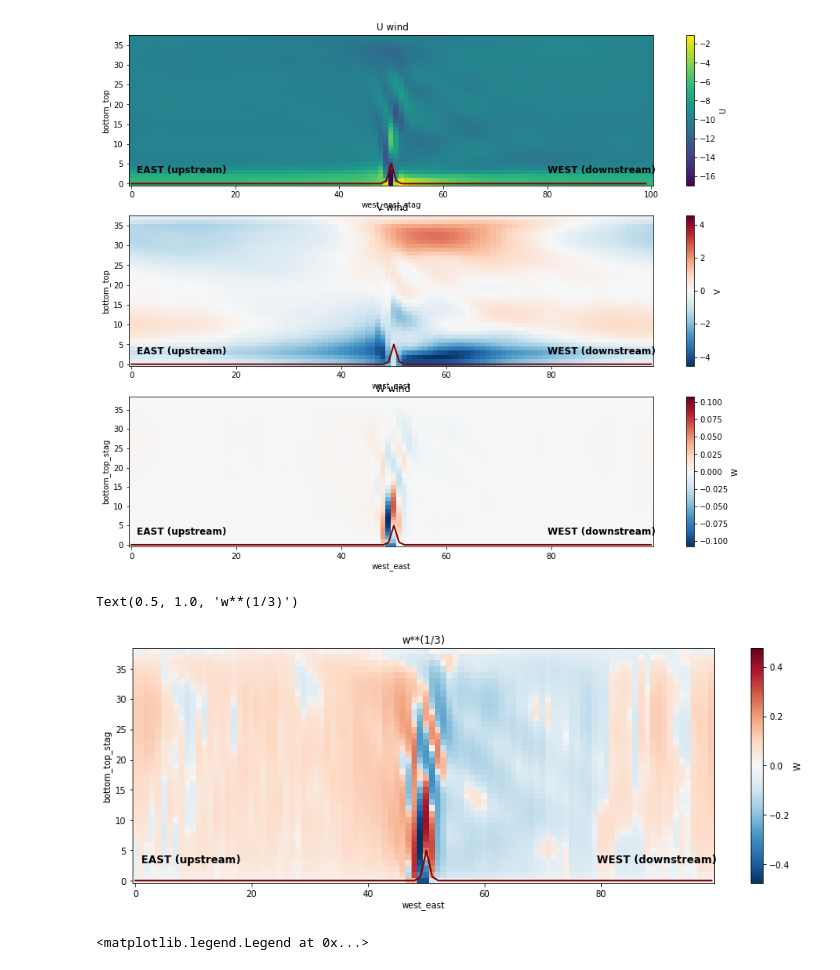
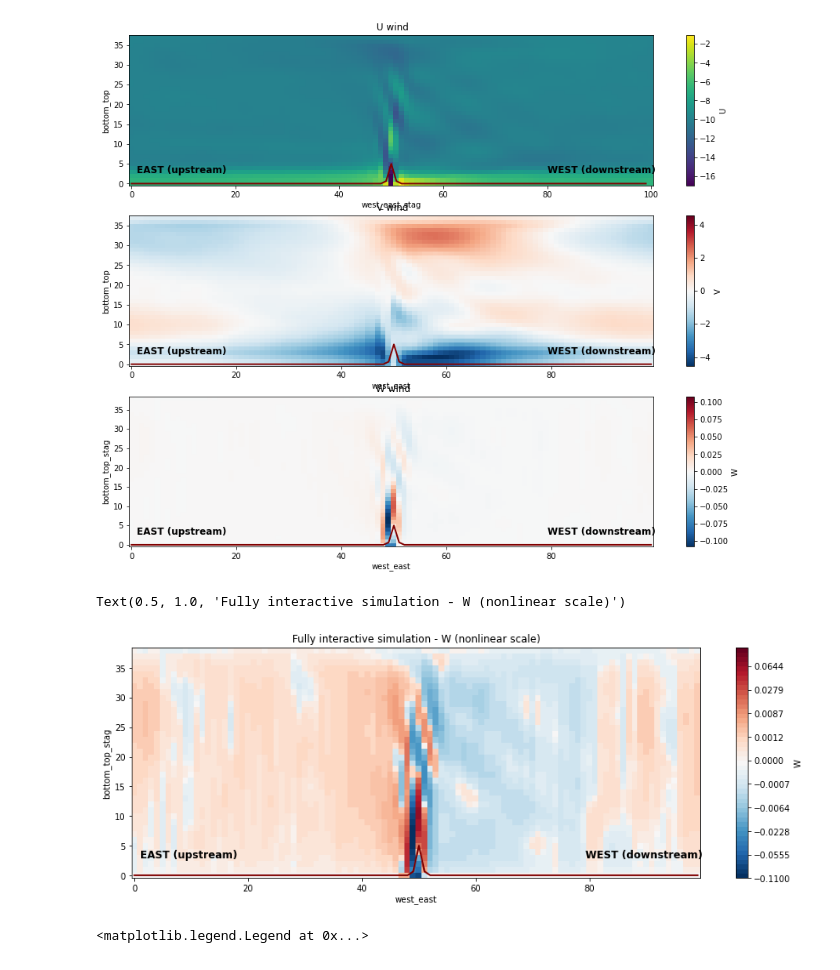
Before and after one commit to qnicolas/orographicPrecipitation, a Jupyter notebook: wrfProcessing/wrf_channel.ipynb, the cells around one changed output. Cells and saved outputs as stored; diff of their text form; code cells hidden in the pictures.

```diff
--- a/wrfProcessing/wrf_channel.ipynb
+++ b/wrfProcessing/wrf_channel.ipynb
@@ -230,16 +417,15 @@ for a in ax:
 # %% [output]
 [figure]
 # %%
-from xarray.ufuncs import sign,log,fabs
 _,ax=plt.subplots(1,1,figsize=(15,5))
 w=channelwrf.W.isel(Time=slice(-400,-1)).mean(["Time","south_north"])[:,::-1]
-(sign(w)*(fabs(w))**(1/3)).plot(ax=ax, x='west_east')
+w.plot(ax=ax, x='west_east', levels=np.linspace(-(0.11)**(1/3),0.11**(1/3),50)**3)
 ax.plot(channelwrf.west_east, channelwrf.HGT.isel(south_north=0,Time=0)/200,color='maroon',linewidth=2)
 add_text(ax)
-ax.set_title("w**(1/3)")
+ax.set_title("Fully interactive simulation - W (nonlinear scale)")
 # %% [output]
-Text(0.5, 1.0, 'w**(1/3)')
+Text(0.5, 1.0, 'Fully interactive simulation - W (nonlinear scale)')
-[figure, old version]
+[figure, new version]
 # %%
 # Brunt vaisala frequency
 theta = channelwrf.T.isel(west_east=slice(60,100),Time=slice(400,2400)).mean(["Time","west_east","south_north"]).persist()+300
```
Also changed, not shown: parts of 90 cells of this notebook, 4 other files.
